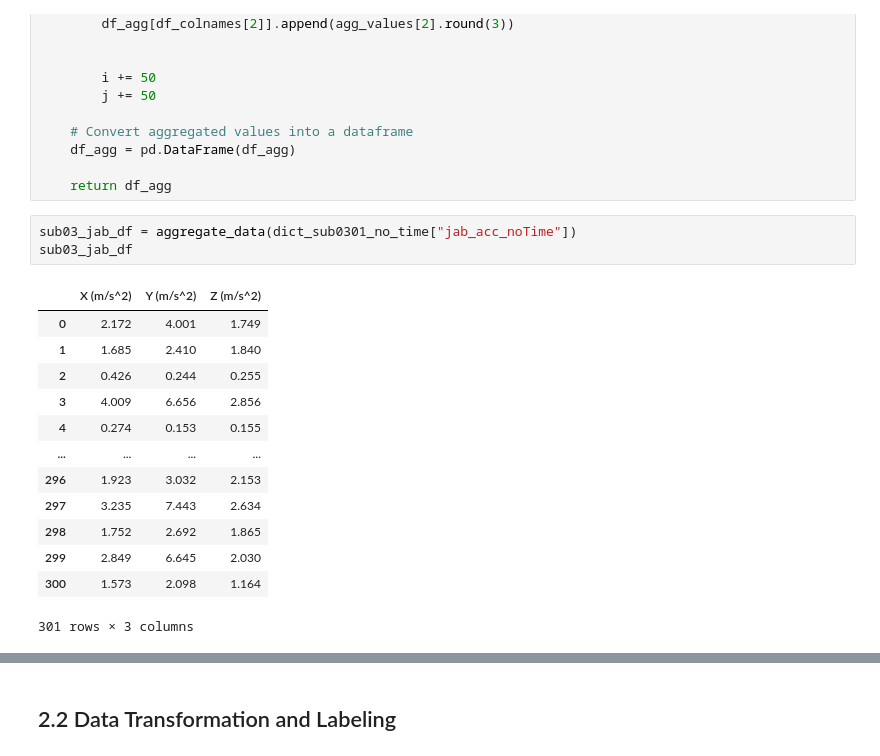
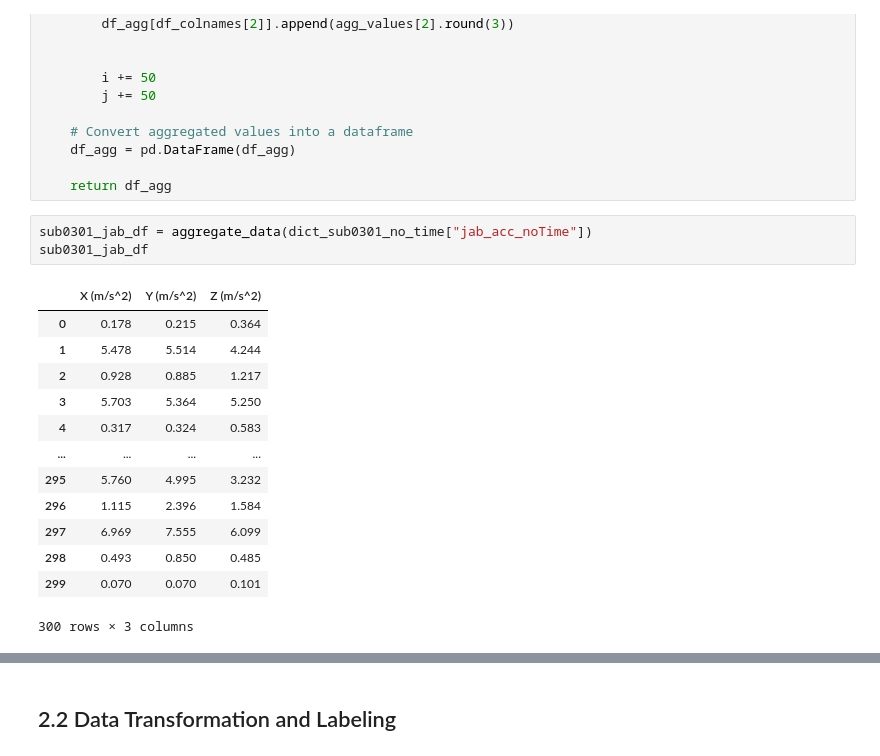
Before and after one commit to BruceLeo99/MLQS-VU-Project-Tyson, a Jupyter notebook: Experimental Boxing data review.ipynb, the cells around one changed output, grey strips where cells are left out. Cells and saved outputs as stored; diff of their text form.

```diff
--- a/Experimental Boxing data review.ipynb
+++ b/Experimental Boxing data review.ipynb
@@ -468,22 +457,22 @@ def aggregate_data(df):
 
     return df_agg
 # %%
-sub03_jab_df = aggregate_data(dict_sub0301_no_time["jab_acc_noTime"])
-sub03_jab_df
+sub0301_jab_df = aggregate_data(dict_sub0301_no_time["jab_acc_noTime"])
+sub0301_jab_df
 # %% [output]
 |  | X (m/s^2) | Y (m/s^2) | Z (m/s^2) |
-| 0 | 2.172 | 4.001 | 1.749 |
-| 1 | 1.685 | 2.410 | 1.840 |
-| 2 | 0.426 | 0.244 | 0.255 |
-| 3 | 4.009 | 6.656 | 2.856 |
-| 4 | 0.274 | 0.153 | 0.155 |
+| 0 | 0.178 | 0.215 | 0.364 |
+| 1 | 5.478 | 5.514 | 4.244 |
+| 2 | 0.928 | 0.885 | 1.217 |
+| 3 | 5.703 | 5.364 | 5.250 |
+| 4 | 0.317 | 0.324 | 0.583 |
 | ... | ... | ... | ... |
-| 296 | 1.923 | 3.032 | 2.153 |
-| 297 | 3.235 | 7.443 | 2.634 |
-| 298 | 1.752 | 2.692 | 1.865 |
-| 299 | 2.849 | 6.645 | 2.030 |
-| 300 | 1.573 | 2.098 | 1.164 |
+| 295 | 5.760 | 4.995 | 3.232 |
+| 296 | 1.115 | 2.396 | 1.584 |
+| 297 | 6.969 | 7.555 | 6.099 |
+| 298 | 0.493 | 0.850 | 0.485 |
+| 299 | 0.070 | 0.070 | 0.101 |
-301 rows × 3 columns
+300 rows × 3 columns
 # %%
 # Convert all dataframe except the barometer
 
```
Also changed, not shown: parts of 21 cells of this notebook, 19 other files.
